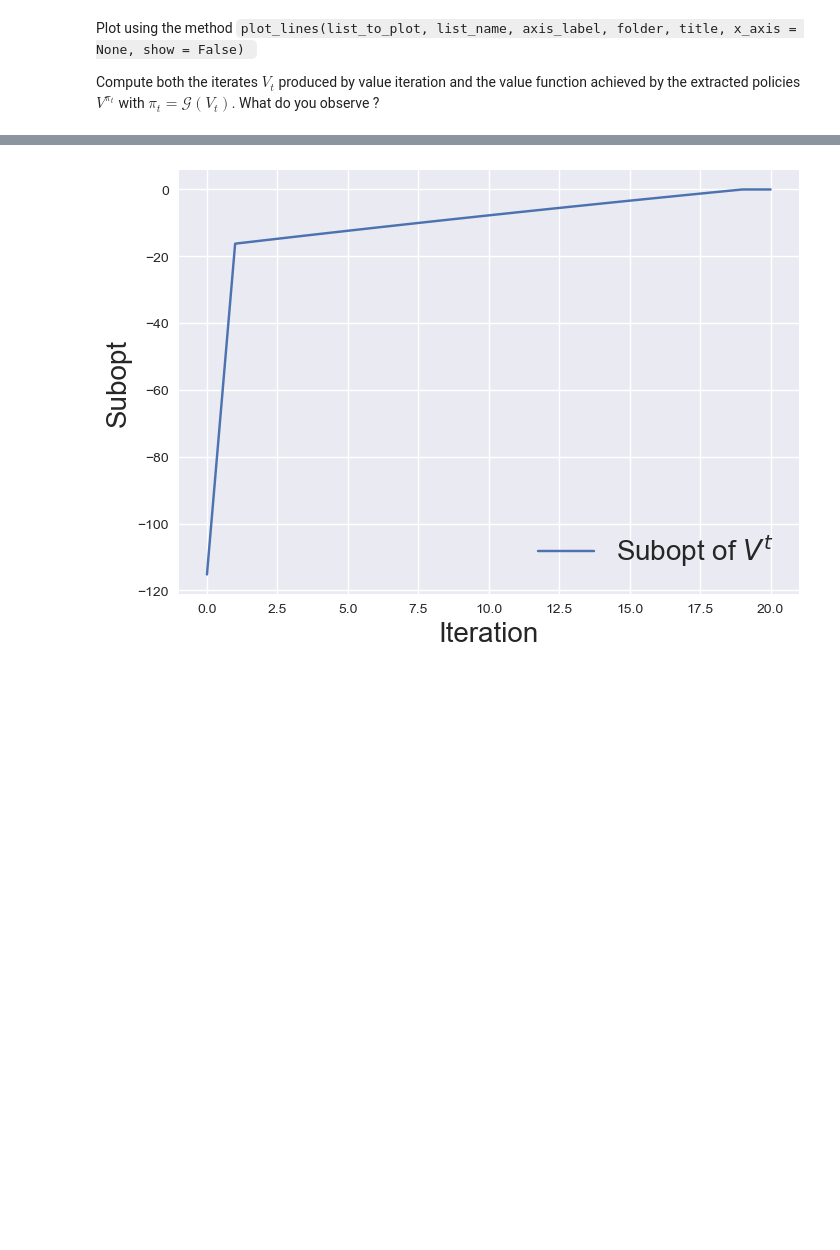
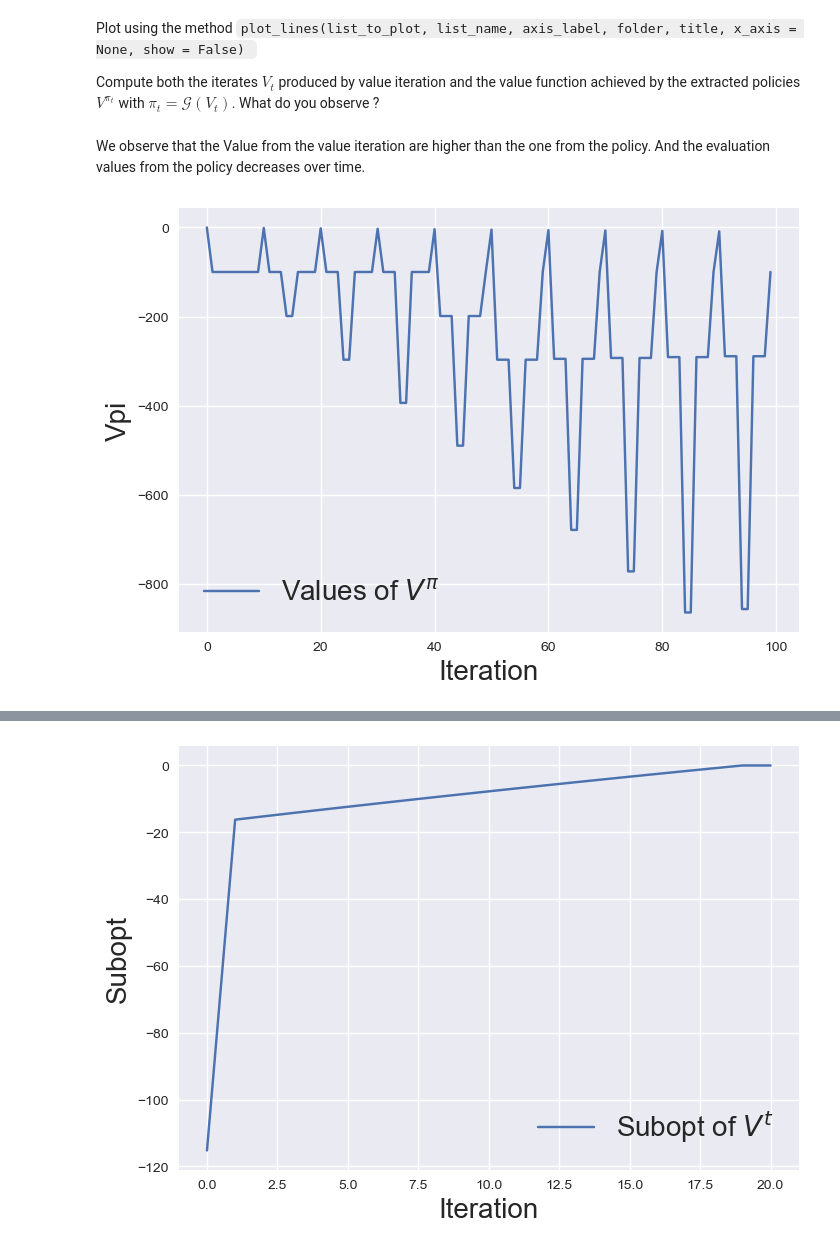
Before and after one commit to LouisH14/RL_project1, a Jupyter notebook: Assignment.ipynb, the cells around one changed output, grey strips where cells are left out. Cells and saved outputs as stored; diff of their text form; code cells hidden in the pictures; blank space fills up the shorter version.

````diff
--- a/Assignment.ipynb
+++ b/Assignment.ipynb
@@ -123,7 +125,10 @@ def value_iteration(env, tol=1e-10):
     while True:
         v_old = np.copy(v) # save a copy of value function for the convergence criterion at the step
         for a in range(env.n_actions):
-            q[:, a] = env.r[:, a] + env.gamma * env.sparseT[a]@v # calculate Q-value
+            # print("shape of v:", v.shape)
+            # print("shape of env.sparseT[a]:", env.sparseT[a].shape)
+            # print("shape of env.r[:,a]:", env.r[:,a].shape)
+            q[:, a] = env.r[:, a] + env.gamma*env.sparseT[a]@v.T # calculate Q-value
         v = np.max(q, axis=1) # update value function
         policies.append(np.argmax(q, axis=1)) # obtain policy
         vs.append(v)
@@ -170,3 +175,9 @@ values = evaluate_policy_sequence(policies, gridworld)
 Plot using the method ```plot_lines(list_to_plot, list_name, axis_label, folder, title, x_axis = None, show = False) ```
 
 Compute both the iterates $V_t$ produced by value iteration and the value function achieved by the extracted policies $V^{\pi_t}$ with $\pi_t = \mathcal{G}(V_t)$. What do you observe ?
+# %% [markdown]
+We observe that the Value from the value iteration are higher than the one from the policy. And the evaluation values from the policy decreases over time.
+# %%
+plot_lines(values, [r"Values of $V^{\pi}$"], ["Iteration", "Vpi"], "figs", "VI.pdf", show = True)
+# %% [output]
+[figure, added]
````
Also changed, not shown: parts of 28 cells of this notebook.
